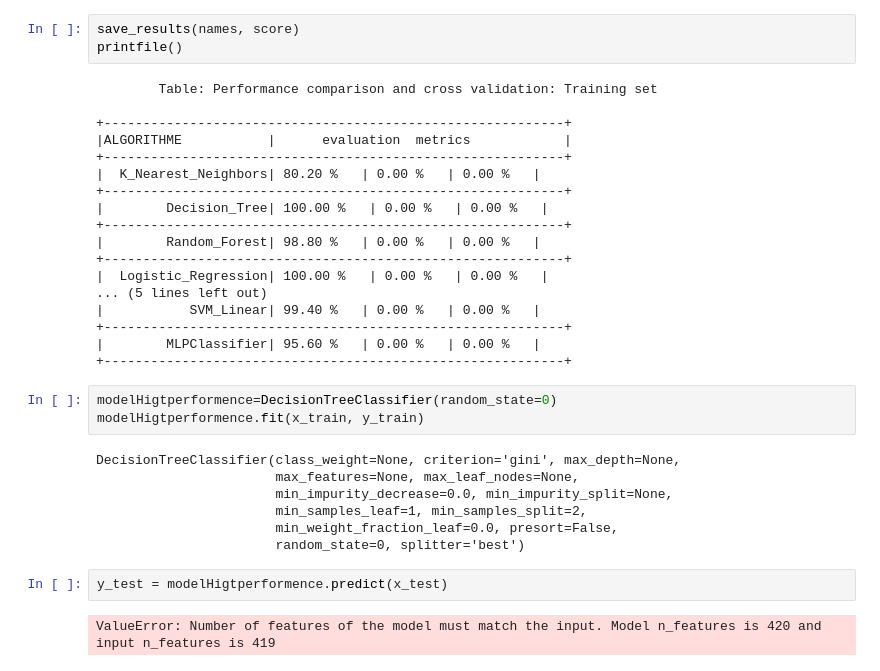
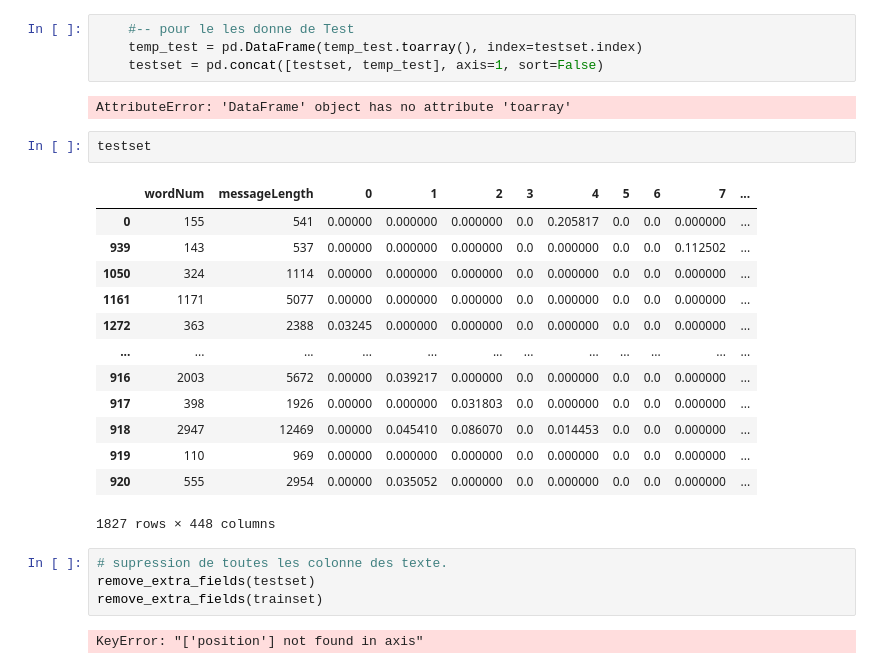
Before and after one commit to BenjaminCyberSec/BigD2, a Jupyter notebook: main.ipynb, the cells around one changed output. Drawn from its saved outputs; the diff is of its cells as text.

```diff
--- a/main.ipynb
+++ b/main.ipynb
@@ -319,35 +206,28 @@ score
-# %%
-save_results(names, score)
-printfile()
-# %% [output]
-        Table: Performance comparison and cross validation: Training set
-
-+-----------------------------------------------------------+
-|ALGORITHME           |      evaluation  metrics            |
-+-----------------------------------------------------------+
-|  K_Nearest_Neighbors| 80.20 %   | 0.00 %   | 0.00 %   |
-+-----------------------------------------------------------+
-|        Decision_Tree| 100.00 %   | 0.00 %   | 0.00 %   |
-+-----------------------------------------------------------+
-|        Random_Forest| 98.80 %   | 0.00 %   | 0.00 %   |
-+-----------------------------------------------------------+
-|  Logistic_Regression| 100.00 %   | 0.00 %   | 0.00 %   |
-... (5 lines left out)
-|           SVM_Linear| 99.40 %   | 0.00 %   | 0.00 %   |
-+-----------------------------------------------------------+
-|        MLPClassifier| 95.60 %   | 0.00 %   | 0.00 %   |
-+-----------------------------------------------------------+
-# %%
-modelHigtperformence=DecisionTreeClassifier(random_state=0)
-modelHigtperformence.fit(x_train, y_train)
-# %% [output]
-DecisionTreeClassifier(class_weight=None, criterion='gini', max_depth=None,
-                       max_features=None, max_leaf_nodes=None,
-                       min_impurity_decrease=0.0, min_impurity_split=None,
-                       min_samples_leaf=1, min_samples_split=2,
-                       min_weight_fraction_leaf=0.0, presort=False,
-                       random_state=0, splitter='best')
-# %%
-y_test = modelHigtperformence.predict(x_test)
-# %% [output]
-ValueError: Number of features of the model must match the input. Model n_features is 420 and input n_features is 419
+# %%
+    #-- pour le les donne de Test
+    temp_test = pd.DataFrame(temp_test.toarray(), index=testset.index)
+    testset = pd.concat([testset, temp_test], axis=1, sort=False)
+# %% [output]
+AttributeError: 'DataFrame' object has no attribute 'toarray'
+# %%
+testset
+# %% [output]
+|  | wordNum | messageLength | 0 | 1 | 2 | 3 | 4 | 5 | 6 | 7 | ... |
+| 0 | 155 | 541 | 0.00000 | 0.000000 | 0.000000 | 0.0 | 0.205817 | 0.0 | 0.0 | 0.000000 | ... |
+| 939 | 143 | 537 | 0.00000 | 0.000000 | 0.000000 | 0.0 | 0.000000 | 0.0 | 0.0 | 0.112502 | ... |
+| 1050 | 324 | 1114 | 0.00000 | 0.000000 | 0.000000 | 0.0 | 0.000000 | 0.0 | 0.0 | 0.000000 | ... |
+| 1161 | 1171 | 5077 | 0.00000 | 0.000000 | 0.000000 | 0.0 | 0.000000 | 0.0 | 0.0 | 0.000000 | ... |
+| 1272 | 363 | 2388 | 0.03245 | 0.000000 | 0.000000 | 0.0 | 0.000000 | 0.0 | 0.0 | 0.000000 | ... |
+| ... | ... | ... | ... | ... | ... | ... | ... | ... | ... | ... | ... |
+| 916 | 2003 | 5672 | 0.00000 | 0.039217 | 0.000000 | 0.0 | 0.000000 | 0.0 | 0.0 | 0.000000 | ... |
+| 917 | 398 | 1926 | 0.00000 | 0.000000 | 0.031803 | 0.0 | 0.000000 | 0.0 | 0.0 | 0.000000 | ... |
+| 918 | 2947 | 12469 | 0.00000 | 0.045410 | 0.086070 | 0.0 | 0.014453 | 0.0 | 0.0 | 0.000000 | ... |
+| 919 | 110 | 969 | 0.00000 | 0.000000 | 0.000000 | 0.0 | 0.000000 | 0.0 | 0.0 | 0.000000 | ... |
+| 920 | 555 | 2954 | 0.00000 | 0.035052 | 0.000000 | 0.0 | 0.000000 | 0.0 | 0.0 | 0.000000 | ... |
+1827 rows × 448 columns
+# %%
+# supression de toutes les colonne des texte.
+remove_extra_fields(testset)
+remove_extra_fields(trainset)
+# %% [output]
+KeyError: "['position'] not found in axis"
```
Also changed, not shown: parts of 46 cells of this notebook, 9 other files.
